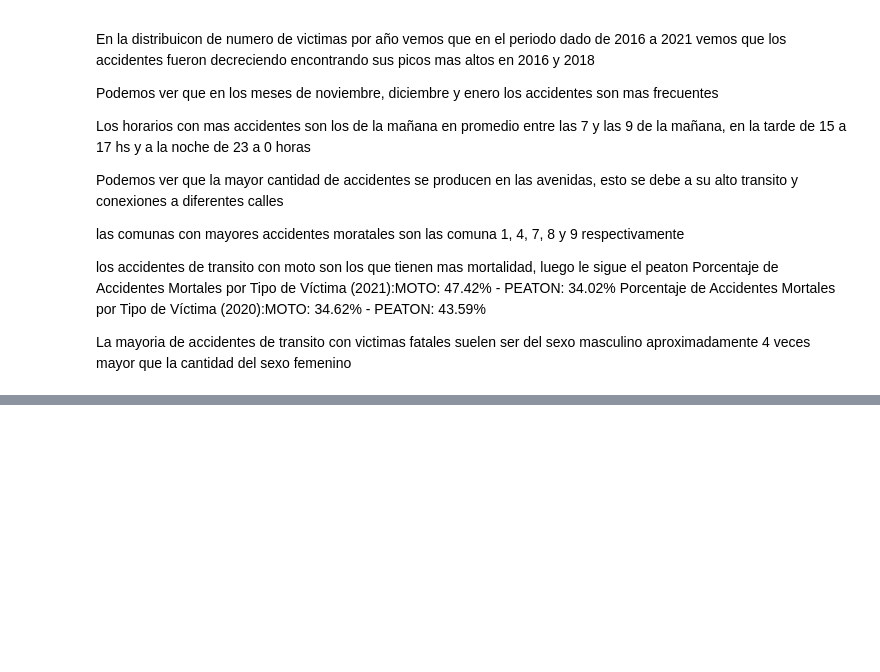
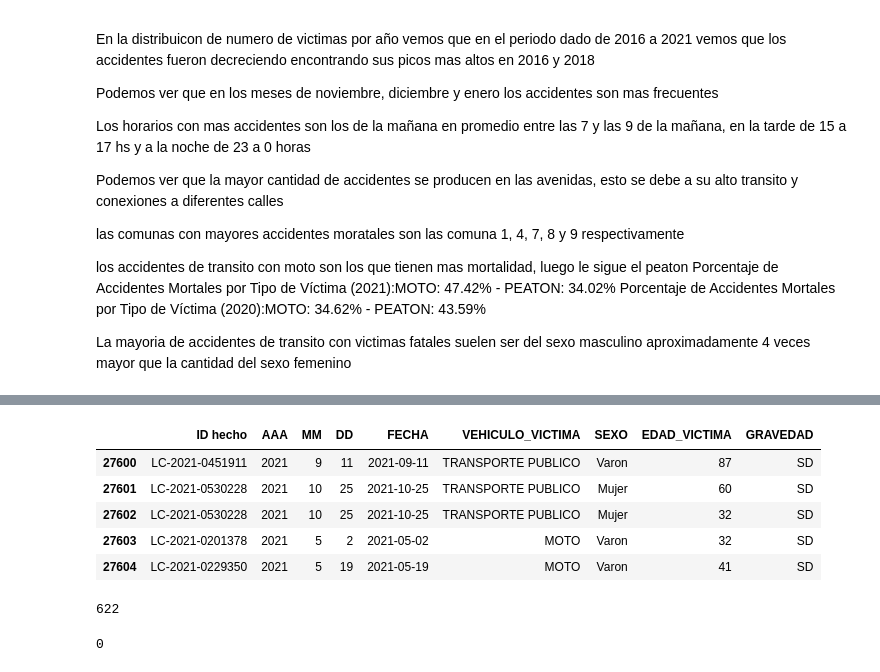
Before and after one commit to Frombini/Proyecto-Siniestros-Viales, a Jupyter notebook: EDA.ipynb, the cells around one changed output, grey strips where cells are left out. Cells and saved outputs as stored; diff of their text form; code cells hidden in the pictures; blank space fills up the shorter version.

```diff
--- a/EDA.ipynb
+++ b/EDA.ipynb
@@ -973,0 +1124,13 @@ La mayoria de accidentes de transito con victimas fatales suelen ser del sexo ma
+# %%
+lesiones_victimas.tail()
+# %% [output]
+|  | ID hecho | AAA | MM | DD | FECHA | VEHICULO_VICTIMA | SEXO | EDAD_VICTIMA | GRAVEDAD |
+| 27600 | LC-2021-0451911 | 2021 | 9 | 11 | 2021-09-11 | TRANSPORTE PUBLICO | Varon | 87 | SD |
+| 27601 | LC-2021-0530228 | 2021 | 10 | 25 | 2021-10-25 | TRANSPORTE PUBLICO | Mujer | 60 | SD |
+| 27602 | LC-2021-0530228 | 2021 | 10 | 25 | 2021-10-25 | TRANSPORTE PUBLICO | Mujer | 32 | SD |
+| 27603 | LC-2021-0201378 | 2021 | 5 | 2 | 2021-05-02 | MOTO | Varon | 32 | SD |
+| 27604 | LC-2021-0229350 | 2021 | 5 | 19 | 2021-05-19 | MOTO | Varon | 41 | SD |
+# %%
+lesiones_victimas.duplicated().sum()
+# %% [output]
+622
@@ -973,0 +1139,4 @@ La mayoria de accidentes de transito con victimas fatales suelen ser del sexo ma
+# %%
+lesiones_victimas.duplicated().sum()
+# %% [output]
+0
```
Also changed, not shown: parts of 27 cells of this notebook, 8 other files.
